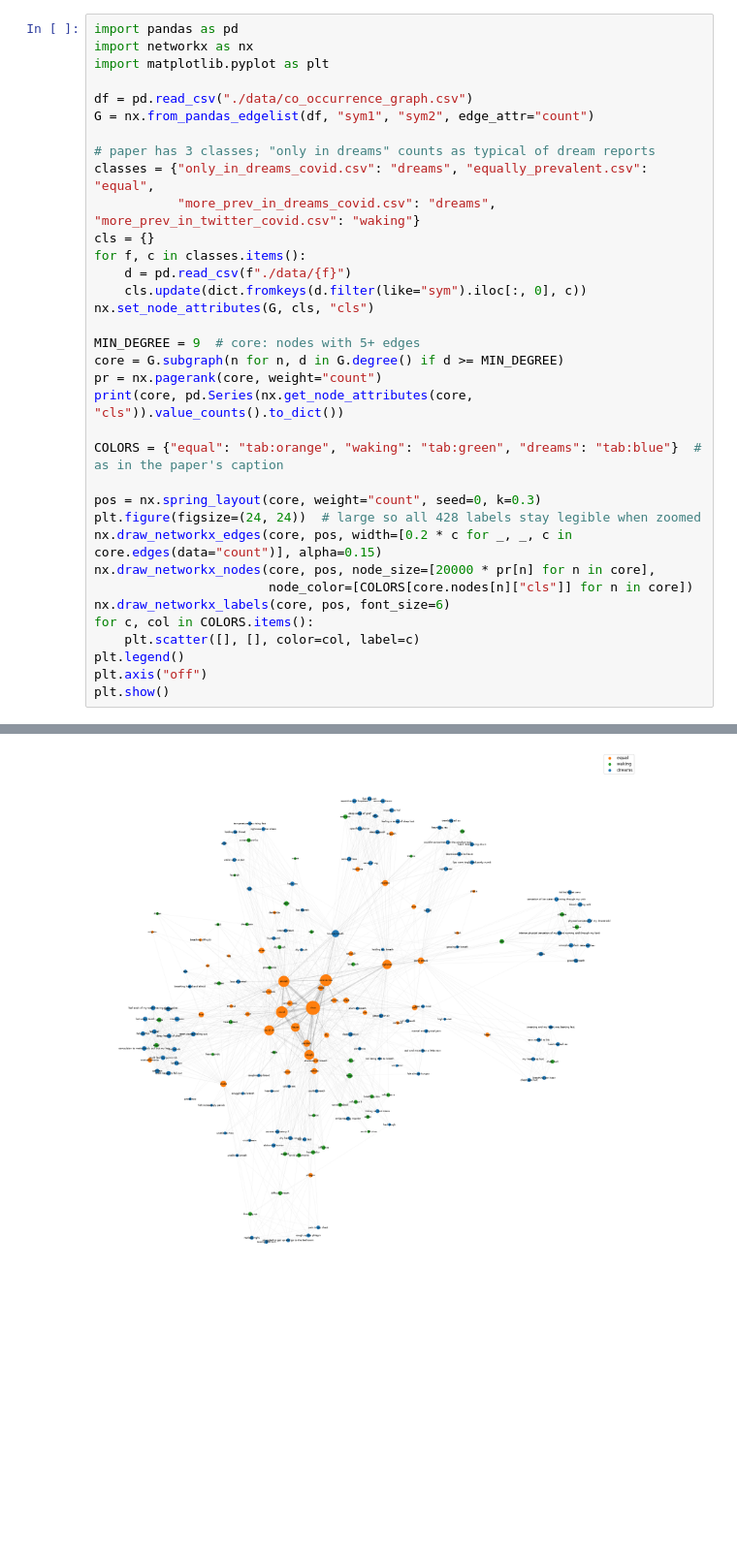
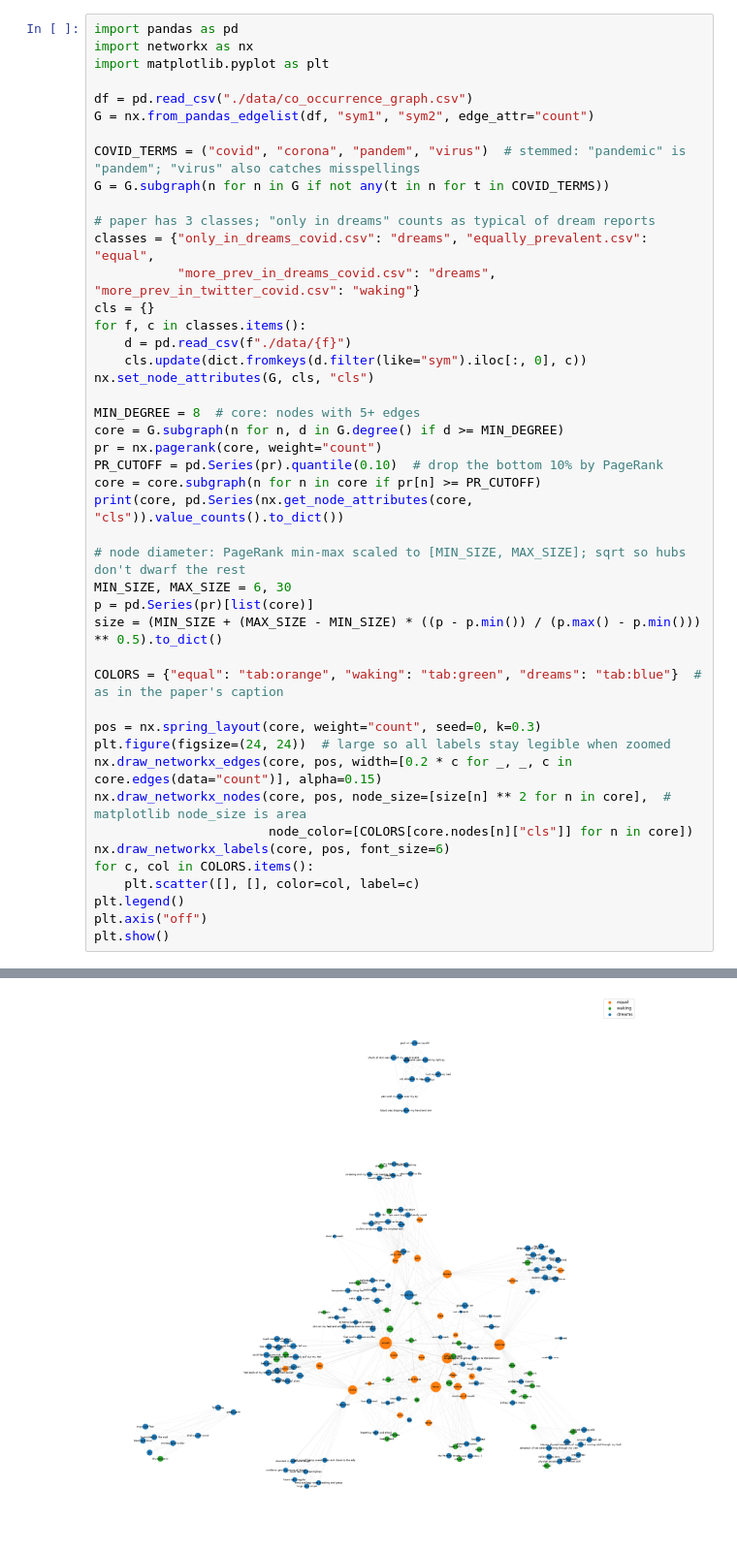
Before and after one commit to CosminS03/Epidemic_Dreams, a Jupyter notebook: figure3.ipynb, the cells around one changed output, grey strips where cells are left out. Shown at 97% size. Cells and saved outputs as stored; diff of their text form; blank space fills up the shorter version.

Commit message:
removed bottom 10% of pagerank, removed all "covid"-esc nodes,

```diff
--- a/figure3.ipynb
+++ b/figure3.ipynb
@@ -5,6 +5,9 @@ import matplotlib.pyplot as plt
 
 df = pd.read_csv("./data/co_occurrence_graph.csv")
 G = nx.from_pandas_edgelist(df, "sym1", "sym2", edge_attr="count")
+
+COVID_TERMS = ("covid", "corona", "pandem", "virus")  # stemmed: "pandemic" is "pandem"; "virus" also catches misspellings
+G = G.subgraph(n for n in G if not any(t in n for t in COVID_TERMS))
 
 # paper has 3 classes; "only in dreams" counts as typical of dream reports
 classes = {"only_in_dreams_covid.csv": "dreams", "equally_prevalent.csv": "equal",
@@ -15,17 +18,24 @@ for f, c in classes.items():
     cls.update(dict.fromkeys(d.filter(like="sym").iloc[:, 0], c))
 nx.set_node_attributes(G, cls, "cls")
 
-MIN_DEGREE = 9  # core: nodes with 5+ edges
+MIN_DEGREE = 8  # core: nodes with 5+ edges
 core = G.subgraph(n for n, d in G.degree() if d >= MIN_DEGREE)
 pr = nx.pagerank(core, weight="count")
+PR_CUTOFF = pd.Series(pr).quantile(0.10)  # drop the bottom 10% by PageRank
+core = core.subgraph(n for n in core if pr[n] >= PR_CUTOFF)
 print(core, pd.Series(nx.get_node_attributes(core, "cls")).value_counts().to_dict())
+
+# node diameter: PageRank min-max scaled to [MIN_SIZE, MAX_SIZE]; sqrt so hubs don't dwarf the rest
+MIN_SIZE, MAX_SIZE = 6, 30
+p = pd.Series(pr)[list(core)]
+size = (MIN_SIZE + (MAX_SIZE - MIN_SIZE) * ((p - p.min()) / (p.max() - p.min())) ** 0.5).to_dict()
 
 COLORS = {"equal": "tab:orange", "waking": "tab:green", "dreams": "tab:blue"}  # as in the paper's caption
 
 pos = nx.spring_layout(core, weight="count", seed=0, k=0.3)
-plt.figure(figsize=(24, 24))  # large so all 428 labels stay legible when zoomed
+plt.figure(figsize=(24, 24))  # large so all labels stay legible when zoomed
 nx.draw_networkx_edges(core, pos, width=[0.2 * c for _, _, c in core.edges(data="count")], alpha=0.15)
-nx.draw_networkx_nodes(core, pos, node_size=[20000 * pr[n] for n in core],
+nx.draw_networkx_nodes(core, pos, node_size=[size[n] ** 2 for n in core],  # matplotlib node_size is area
                        node_color=[COLORS[core.nodes[n]["cls"]] for n in core])
 nx.draw_networkx_labels(core, pos, font_size=6)
 for c, col in COLORS.items():
@@ -38,4 +48,4 @@ Graph with 180 nodes and 1385 edges {'dreams': 99, 'equal': 42, 'waking': 39}
-[figure, old version]
+[figure, new version]
 # %%
 from matplotlib.colors import to_rgb
 
```
Also changed, not shown: parts of 2 cells of this notebook, 2 other files.
